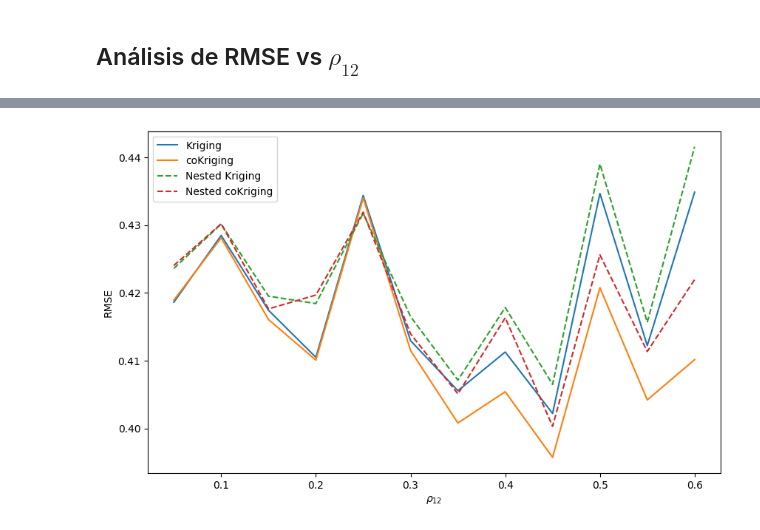
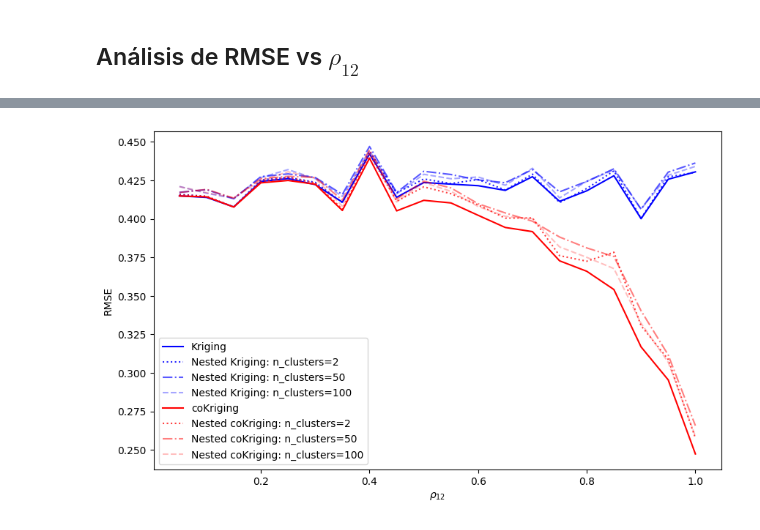
Before and after one commit to AlejandroVillazonG/NestedCoKriging, a Jupyter notebook: 4 nestedCoKriging.ipynb, the cells around one changed output, grey strips where cells are left out. Saved outputs shown, nothing was run; the diff lists cells and outputs as text; code cells hidden in the pictures.

Commit message:
update grafico rho12 vs rmse models

```diff
--- a/4 nestedCoKriging.ipynb
+++ b/4 nestedCoKriging.ipynb
@@ -462,7 +462,7 @@ fig.tight_layout()
 # %% [markdown]
 ## Comparamos los 4 métodos
 # %%
-n_clusters = 250
+n_clusters = 500
 # %%
 start_time = time.time()
 
@@ -527,7 +540,7 @@ time_K, time_NK, time_coK, time_NcoK
 # Parameters fixed
 d = 2
 n_1 = 300
-n_2 = 500
+n_2 = 300
 sup = 20
 
 nu_1 = 3/2
@@ -600,11 +605,17 @@ plt.xlabel(r'$\rho_{12}$'); plt.ylabel('RMSE');
-# %%
-plt.figure(figsize=(10, 6))
-
-plt.plot(rhos_12[:12], RMSEs_K[:12], label='Kriging')
-plt.plot(rhos_12[:12], RMSEs_coK[:12], label='coKriging')
-plt.plot(rhos_12[:12], RMSEs_NK[:12], label='Nested Kriging', ls='--')
-plt.plot(rhos_12[:12], RMSEs_NcoK[:12], label='Nested coKriging', ls='--')
-plt.legend()
-plt.xlabel(r'$\rho_{12}$'); plt.ylabel('RMSE');
-# %% [output]
-[figure, removed]
+# %%
+plt.figure(figsize=(10, 6))
+
+plt.plot(rhos_12, RMSEs_K, label='Kriging', c='b')
+plt.plot(rhos_12, RMSEs_NK[:, 0], label=f'Nested Kriging: n_clusters={iter_n_clusters[0]}', ls=':', c='b', alpha=.85)
+plt.plot(rhos_12, RMSEs_NK[:, 1], label=f'Nested Kriging: n_clusters={iter_n_clusters[1]}', ls='-.', c='b', alpha=.65)
+plt.plot(rhos_12, RMSEs_NK[:, 2], label=f'Nested Kriging: n_clusters={iter_n_clusters[2]}', ls='--', c='b', alpha=.35)
+
+plt.plot(rhos_12, RMSEs_coK, label='coKriging', c='r')
+plt.plot(rhos_12, RMSEs_NcoK[:, 0], label=f'Nested coKriging: n_clusters={iter_n_clusters[0]}', ls=':', c='r', alpha=.75)
+plt.plot(rhos_12, RMSEs_NcoK[:, 1], label=f'Nested coKriging: n_clusters={iter_n_clusters[1]}', ls='-.', c='r', alpha=.5)
+plt.plot(rhos_12, RMSEs_NcoK[:, 2], label=f'Nested coKriging: n_clusters={iter_n_clusters[2]}', ls='--', c='r', alpha=.25)
+
+plt.legend()
+plt.xlabel(r'$\rho_{12}$'); plt.ylabel('RMSE');
+# %% [output]
+[figure, added]
```
Also changed, not shown: parts of 10 cells of this notebook.
